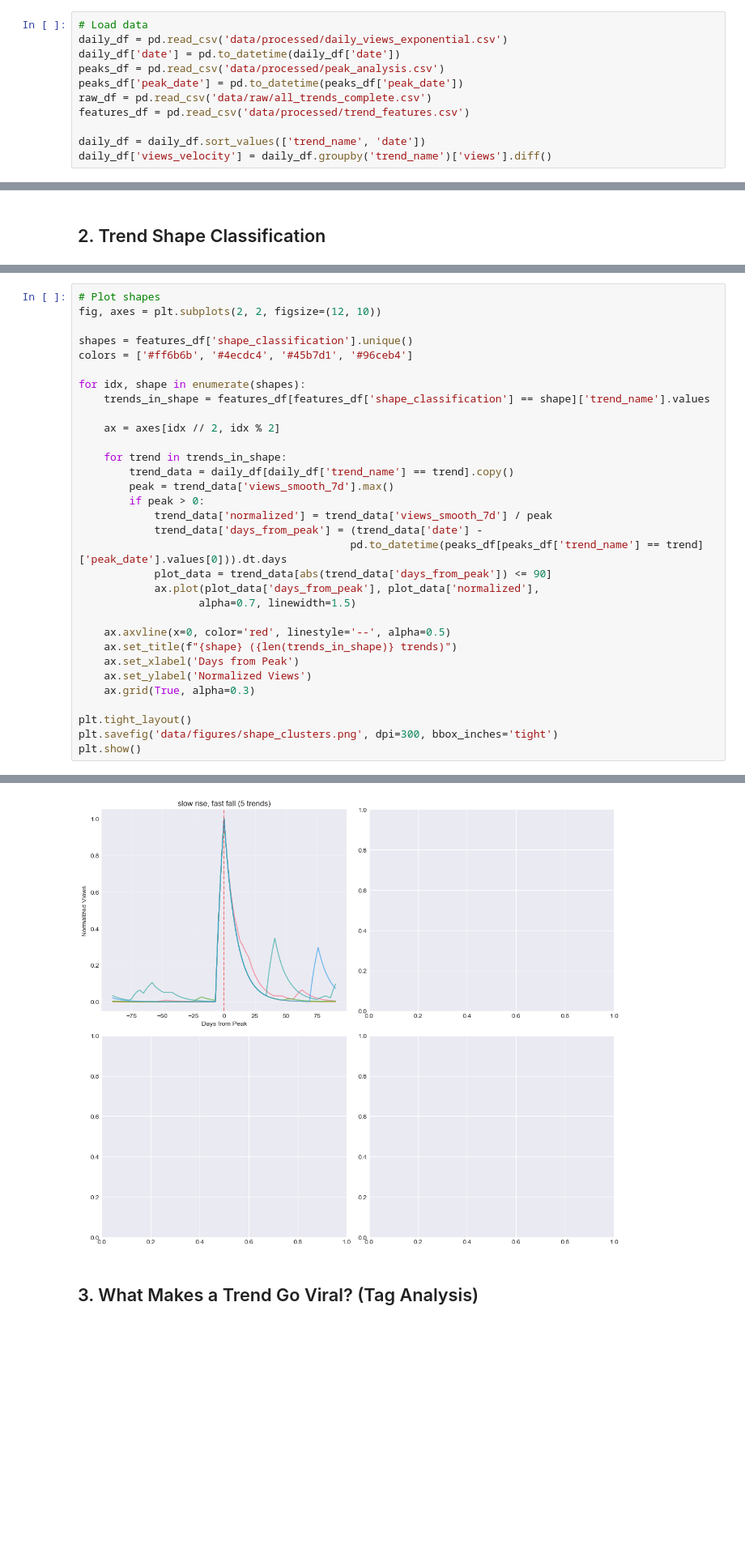
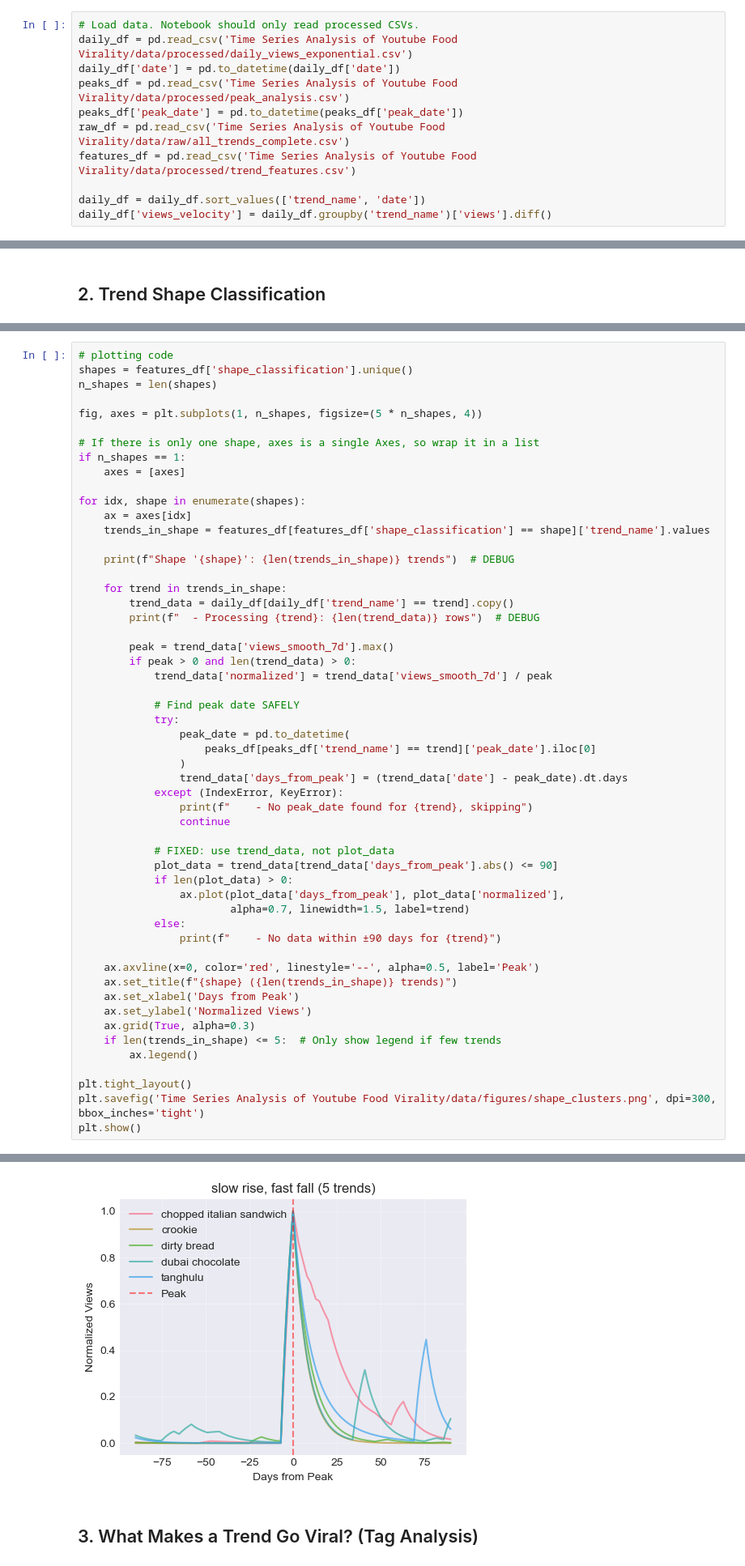
Before and after one commit to gloriaxdatascience/data-science-portfolio, a Jupyter notebook: Time Series Analysis of Youtube Food Virality/notebooks/00_analysis.ipynb, the cells around one changed output, grey strips where cells are left out. Shown at 81% size. Saved outputs shown, nothing was run; the diff lists cells and outputs as text; blank space fills up the shorter version.

```diff
--- a/Time Series Analysis of Youtube Food Virality/notebooks/00_analysis.ipynb
+++ b/Time Series Analysis of Youtube Food Virality/notebooks/00_analysis.ipynb
@@ -24,13 +24,13 @@ warnings.filterwarnings('ignore')
 plt.style.use('seaborn-v0_8-darkgrid')
 sns.set_palette("husl")
 # %%
-# Load data
-daily_df = pd.read_csv('data/processed/daily_views_exponential.csv')
+# Load data. Notebook should only read processed CSVs.
+daily_df = pd.read_csv('Time Series Analysis of Youtube Food Virality/data/processed/daily_views_exponential.csv')
 daily_df['date'] = pd.to_datetime(daily_df['date'])
-peaks_df = pd.read_csv('data/processed/peak_analysis.csv')
+peaks_df = pd.read_csv('Time Series Analysis of Youtube Food Virality/data/processed/peak_analysis.csv')
 peaks_df['peak_date'] = pd.to_datetime(peaks_df['peak_date'])
-raw_df = pd.read_csv('data/raw/all_trends_complete.csv')
-features_df = pd.read_csv('data/processed/trend_features.csv')
+raw_df = pd.read_csv('Time Series Analysis of Youtube Food Virality/data/raw/all_trends_complete.csv')
+features_df = pd.read_csv('Time Series Analysis of Youtube Food Virality/data/processed/trend_features.csv')
 
 daily_df = daily_df.sort_values(['trend_name', 'date'])
 daily_df['views_velocity'] = daily_df.groupby('trend_name')['views'].diff()
@@ -81,33 +84,55 @@ slow rise, fast fall      5       57.546638         855.2             7.2
 # %%
-# Plot shapes
-fig, axes = plt.subplots(2, 2, figsize=(12, 10))
+# plotting code
+shapes = features_df['shape_classification'].unique()
+n_shapes = len(shapes)
 
-shapes = features_df['shape_classification'].unique()
-colors = ['#ff6b6b', '#4ecdc4', '#45b7d1', '#96ceb4']
+fig, axes = plt.subplots(1, n_shapes, figsize=(5 * n_shapes, 4))
+
+# If there is only one shape, axes is a single Axes, so wrap it in a list
+if n_shapes == 1:
+    axes = [axes]
 
 for idx, shape in enumerate(shapes):
+    ax = axes[idx]
     trends_in_shape = features_df[features_df['shape_classification'] == shape]['trend_name'].values
 
-    ax = axes[idx // 2, idx % 2]
+    print(f"Shape '{shape}': {len(trends_in_shape)} trends")  # DEBUG
 
     for trend in trends_in_shape:
         trend_data = daily_df[daily_df['trend_name'] == trend].copy()
+        print(f"  - Processing {trend}: {len(trend_data)} rows")  # DEBUG
+
         peak = trend_data['views_smooth_7d'].max()
-        if peak > 0:
+        if peak > 0 and len(trend_data) > 0:
             trend_data['normalized'] = trend_data['views_smooth_7d'] / peak
-            trend_data['days_from_peak'] = (trend_data['date'] -
-                                           pd.to_datetime(peaks_df[peaks_df['trend_name'] == trend]['peak_date'].values[0])).dt.days
-            plot_data = trend_data[abs(trend_data['days_from_peak']) <= 90]
-            ax.plot(plot_data['days_from_peak'], plot_data['normalized'],
-                   alpha=0.7, linewidth=1.5)
 
-    ax.axvline(x=0, color='red', linestyle='--', alpha=0.5)
+            # Find peak date SAFELY
+            try:
+                peak_date = pd.to_datetime(
+                    peaks_df[peaks_df['trend_name'] == trend]['peak_date'].iloc[0]
+                )
+                trend_data['days_from_peak'] = (trend_data['date'] - peak_date).dt.days
+            except (IndexError, KeyError):
+                print(f"    - No peak_date found for {trend}, skipping")
+                continue
+
+            # FIXED: use trend_data, not plot_data
+            plot_data = trend_data[trend_data['days_from_peak'].abs() <= 90]
+            if len(plot_data) > 0:
+                ax.plot(plot_data['days_from_peak'], plot_data['normalized'],
+                        alpha=0.7, linewidth=1.5, label=trend)
+            else:
+                print(f"    - No data within ±90 days for {trend}")
+
+    ax.axvline(x=0, color='red', linestyle='--', alpha=0.5, label='Peak')
     ax.set_title(f"{shape} ({len(trends_in_shape)} trends)")
     ax.set_xlabel('Days from Peak')
     ax.set_ylabel('Normalized Views')
     ax.grid(True, alpha=0.3)
+    if len(trends_in_shape) <= 5:  # Only show legend if few trends
+        ax.legend()
 
 plt.tight_layout()
-plt.savefig('data/figures/shape_clusters.png', dpi=300, bbox_inches='tight')
+plt.savefig('Time Series Analysis of Youtube Food Virality/data/figures/shape_clusters.png', dpi=300, bbox_inches='tight')
 plt.show()
 # %% [output]
@@ -114,4 +145,4 @@ plt.show()
-[figure, old version]
+[figure, new version]
 # %% [markdown]
 ## 3. What Makes a Trend Go Viral? (Tag Analysis)
 # %%
```
Also changed, not shown: parts of 9 cells of this notebook, 8 other files.
